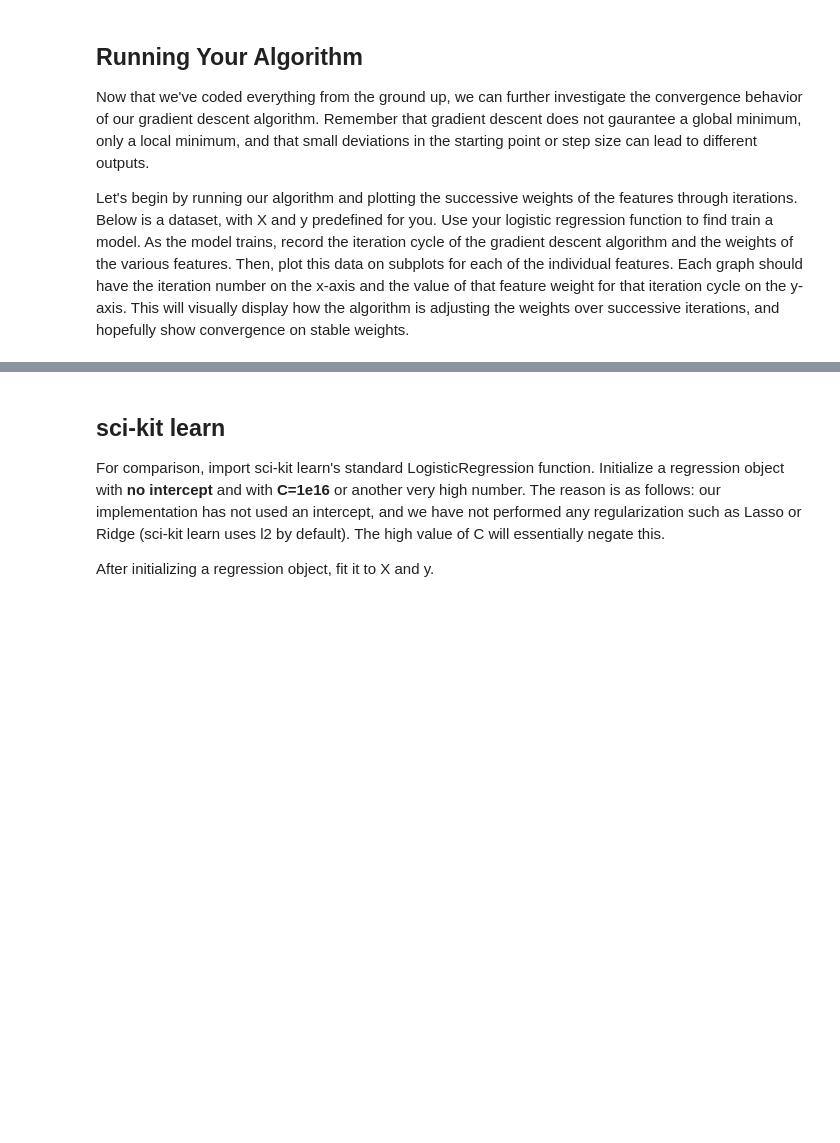
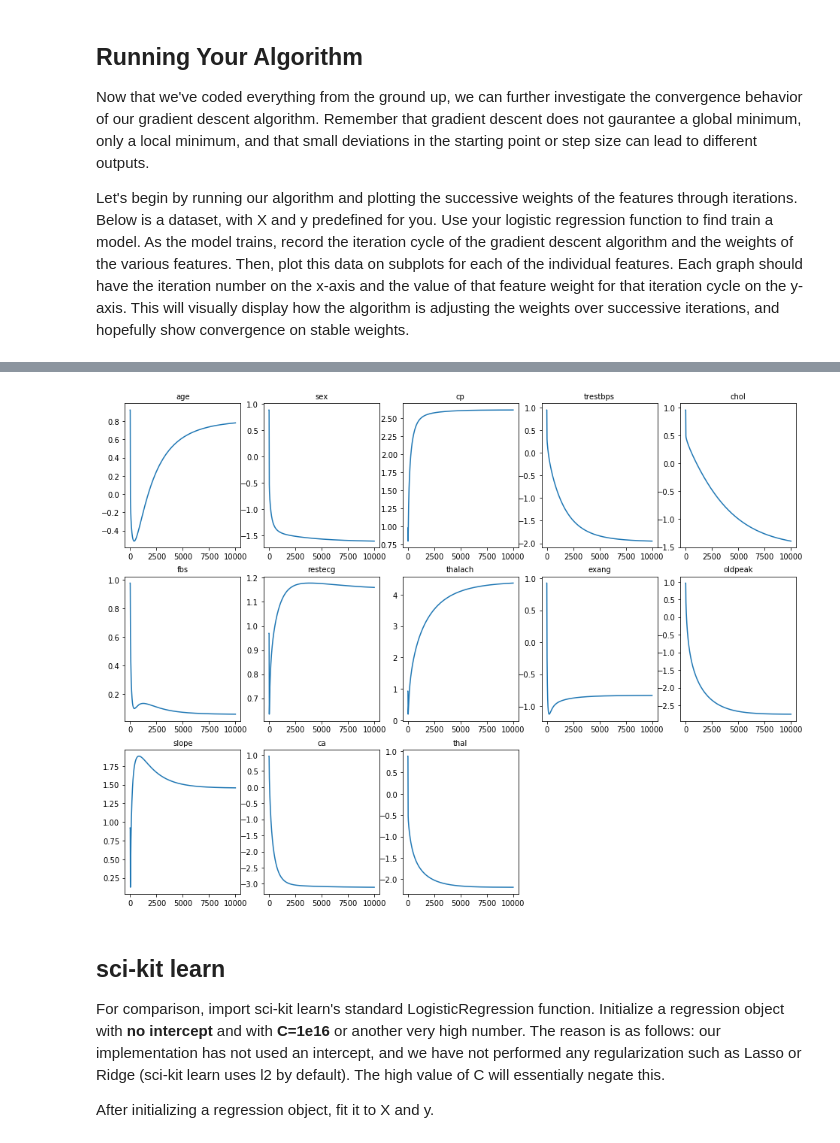
Before and after one commit to MissAle17/dsc-3-30-06-coding-logistic-regression-from-scratch-online-ds-sp-000, a Jupyter notebook: index.ipynb, the cells around one changed output, grey strips where cells are left out. Drawn from its saved outputs; the diff is of its cells as text; code cells hidden in the pictures; blank space fills up the shorter version.

```diff
--- a/index.ipynb
+++ b/index.ipynb
@@ -44,3 +37,9 @@ def sigmoid_f(X):
+# %%
+#Your code here
+import numpy as np
+def sigmoid(x):
+    x = np.array(x)
+    return 1/(1 + np.e**(-1*x))
 # %% [markdown]
 ## Graphing the Sigmoid
 
@@ -72,16 +71,26 @@ By default, have your function set the initial_weights parameter to a vector whe
 # Your code here
 def grad_desc(X, y, max_iterations, alpha, initial_weights=None):
     """Be sure to set default behavior for the initial_weights parameter."""
+    if initial_weights == None:
+        initial_weights = np.ones((X.shape[1],1)).flatten()
+    weights_col= pd.DataFrame(initial_weights)
+    weights = initial_weights
     #Create a for loop of iterations
+    for iteration in range(max_iterations):
         #Generate predictions using the current feature weights
+        predictions = sigmoid(np.dot(X,weights))
         #Calculate an error vector based on these initial predictions and the correct labels
+        error_vector = y - predictions
         #Calculate the gradient
         #As we saw in the previous lab, calculating the gradient is often the most difficult task.
         #Here, your are provided with the closed form solution for the gradient of the log-loss function derived from MLE
         #For more details on the derivation, see the additional resources section below.
         gradient = np.dot(X.transpose(),error_vector)
         #Update the weight vector take a step of alpha in direction of gradient
+        weights += alpha * gradient
+        weights_col = pd.concat([weights_col, pd.DataFrame(weights)], axis=1)
     #Return finalized Weights
+    return weights, weights_col
 # %% [markdown]
 ## Running Your Algorithm
 
@@ -98,3 +117,15 @@ X.head()
+# %%
+weights, weight_col = grad_desc(X, y, 10000, 0.001)
+weight_col.columns = np.arange(len(weight_col.columns))
+plt.figure(figsize=(16, 12))
+
+for (i, j) in enumerate(weights):
+    plt.subplot(3, 5, i + 1)
+    plt.title(list(X)[i], size='medium')
+    plt.plot(weight_col.iloc[i].T)
+    plt.axis('tight')
+# %% [output]
+[figure, added]
 # %% [markdown]
 ## sci-kit learn
 
```
Also changed, not shown: parts of 7 cells of this notebook.
